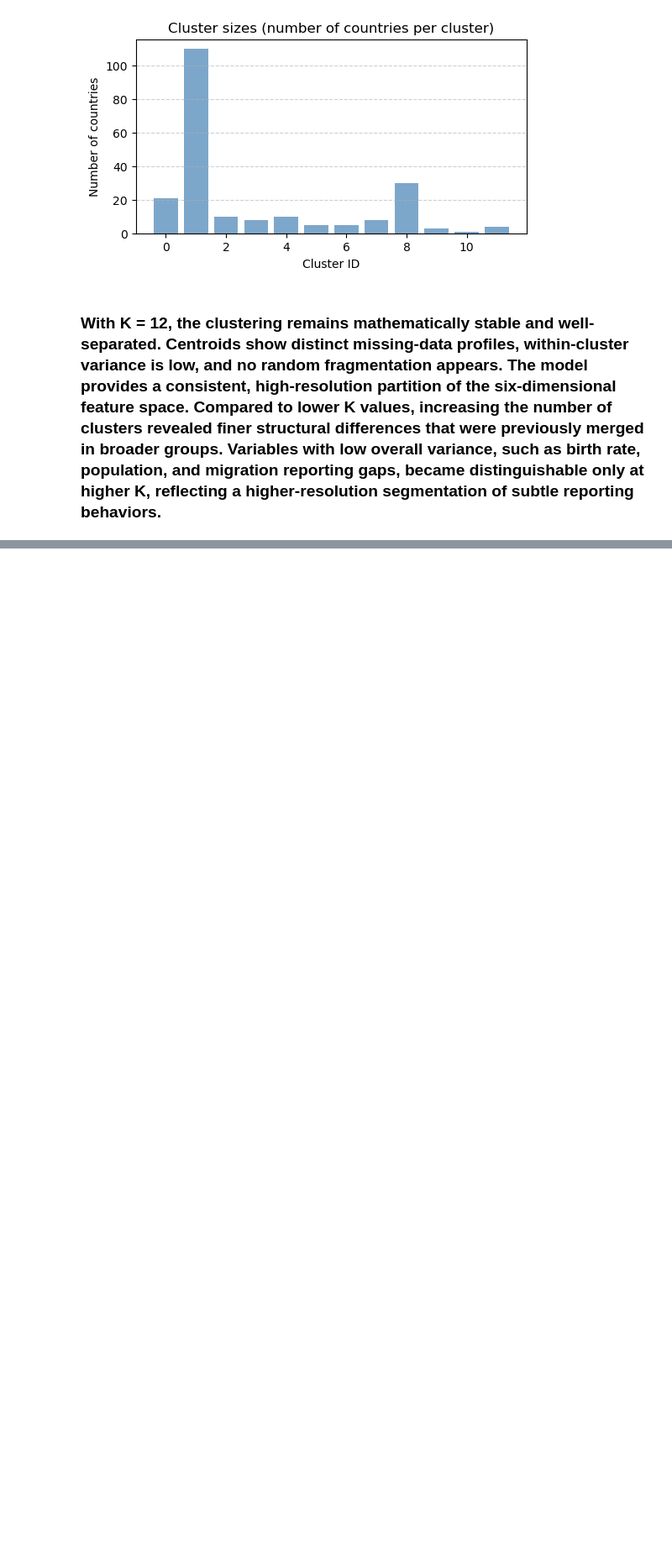
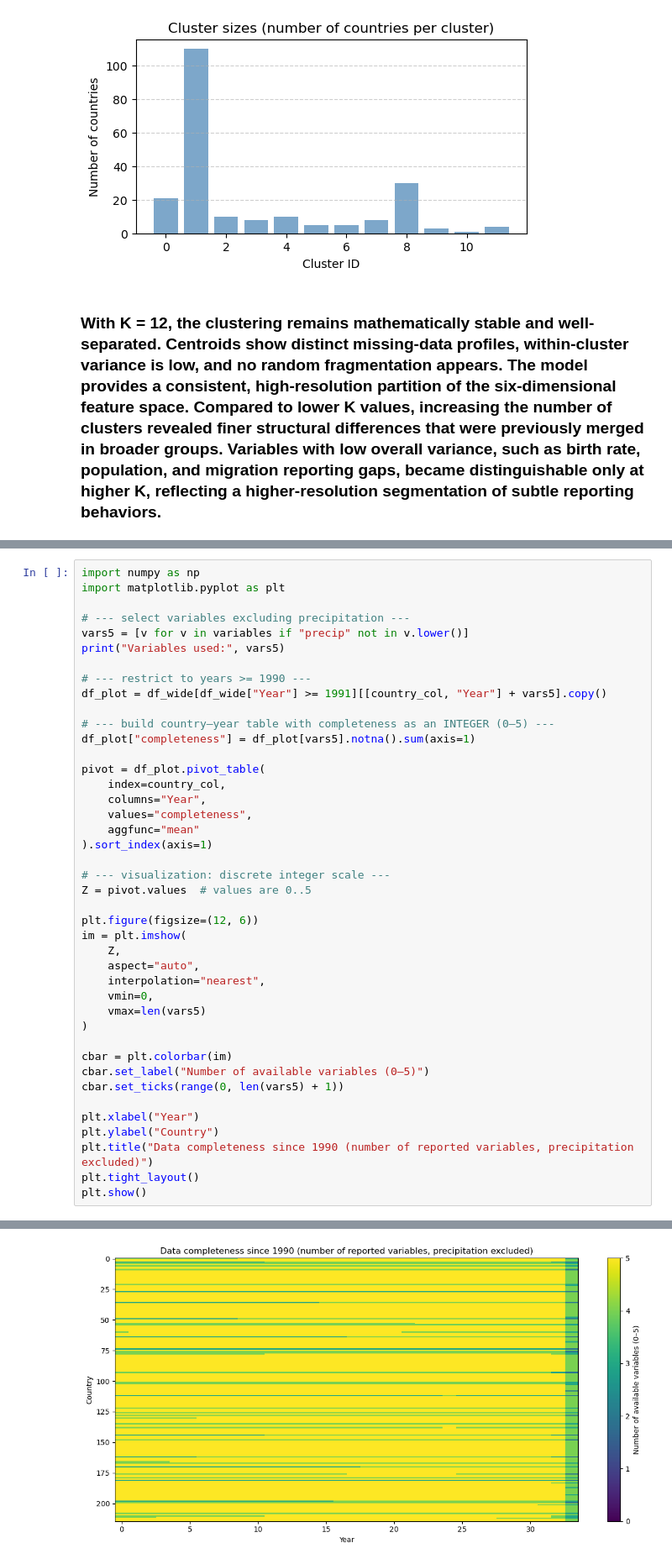
Before and after one commit to AndrasHege/MatMod_HA, a Jupyter notebook: Mathmod_HA.ipynb, the cells around one changed output, grey strips where cells are left out. Shown at 84% size. Saved outputs shown, nothing was run; the diff lists cells and outputs as text; blank space fills up the shorter version.

```diff
--- a/Mathmod_HA.ipynb
+++ b/Mathmod_HA.ipynb
@@ -1065,0 +1170,43 @@ plt.show()
+# %%
+import numpy as np
+import matplotlib.pyplot as plt
+
+# --- select variables excluding precipitation ---
+vars5 = [v for v in variables if "precip" not in v.lower()]
+print("Variables used:", vars5)
+
+# --- restrict to years >= 1990 ---
+df_plot = df_wide[df_wide["Year"] >= 1991][[country_col, "Year"] + vars5].copy()
+
+# --- build country–year table with completeness as an INTEGER (0–5) ---
+df_plot["completeness"] = df_plot[vars5].notna().sum(axis=1)
+
+pivot = df_plot.pivot_table(
+    index=country_col,
+    columns="Year",
+    values="completeness",
+    aggfunc="mean"
+).sort_index(axis=1)
+
+# --- visualization: discrete integer scale ---
+Z = pivot.values  # values are 0..5
+
+plt.figure(figsize=(12, 6))
+im = plt.imshow(
+    Z,
+    aspect="auto",
+    interpolation="nearest",
+    vmin=0,
+    vmax=len(vars5)
+)
+
+cbar = plt.colorbar(im)
+cbar.set_label("Number of available variables (0–5)")
+cbar.set_ticks(range(0, len(vars5) + 1))
+
+plt.xlabel("Year")
+plt.ylabel("Country")
+plt.title("Data completeness since 1990 (number of reported variables, precipitation excluded)")
+plt.tight_layout()
+plt.show()
+# %% [output]
@@ -1065,0 +1214 @@ plt.show()
+[figure, added]
```
Also changed, not shown: parts of 46 cells of this notebook.
